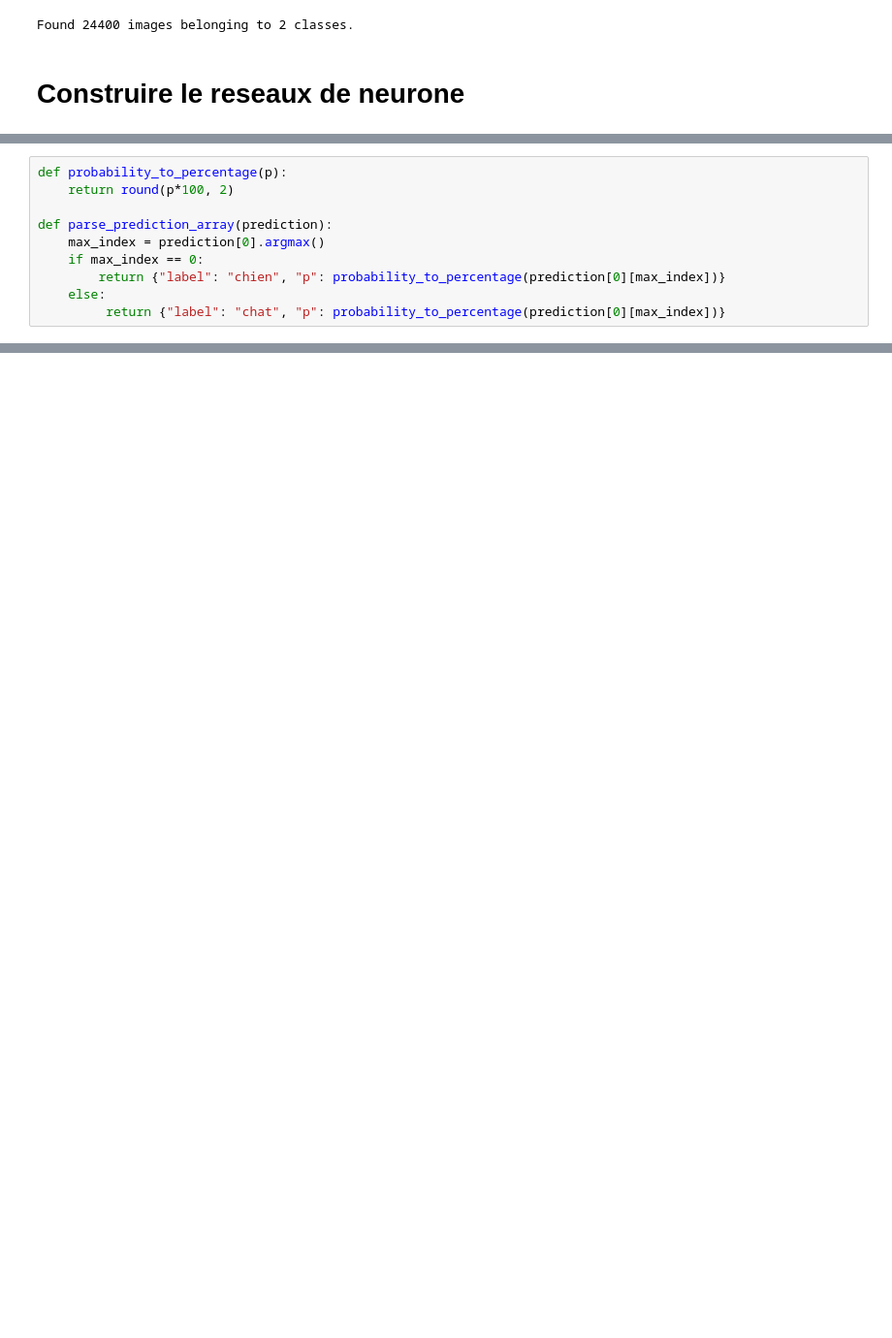
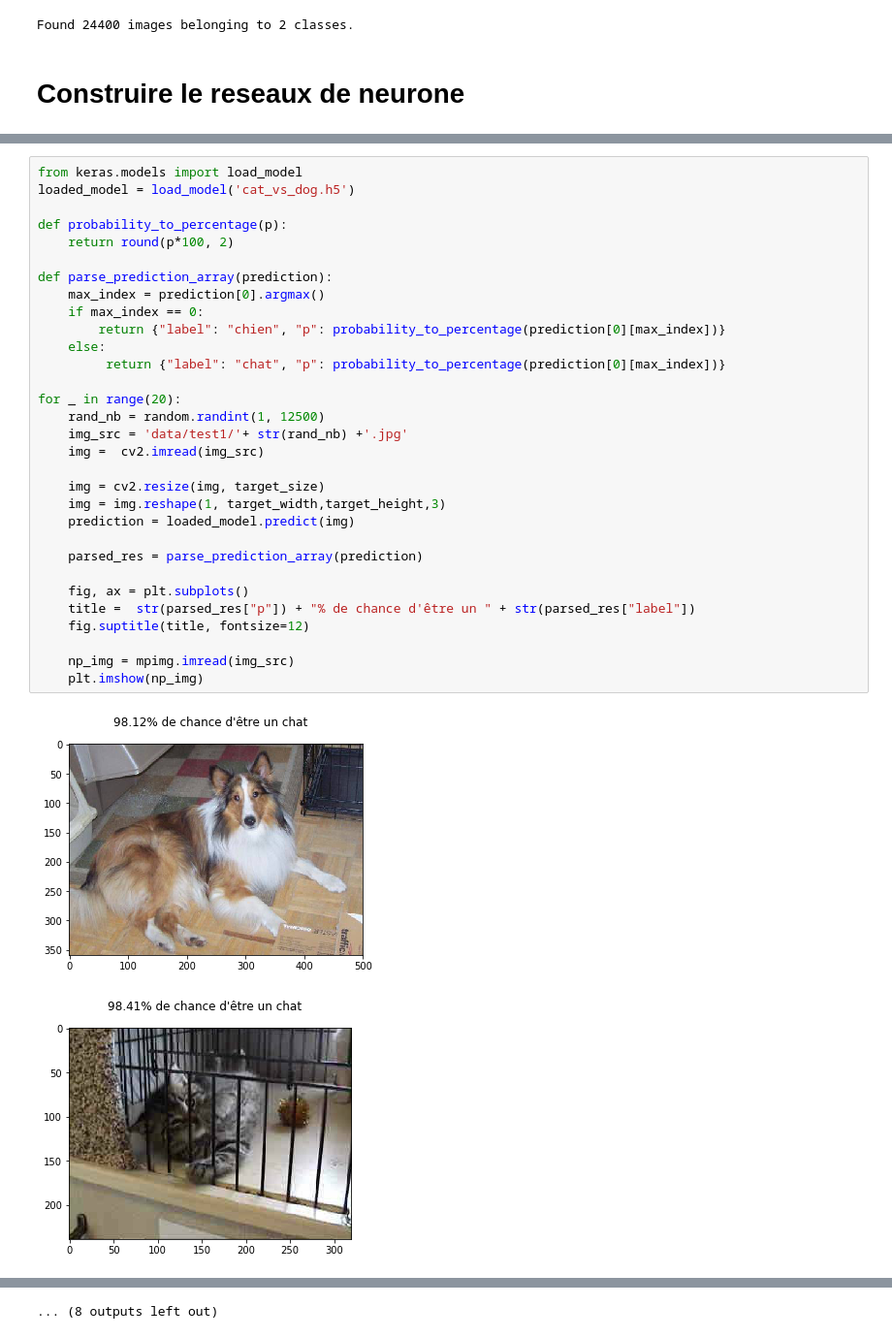
Before and after one commit to Ialimijoro/cat-vs-dogs-classification, a Jupyter notebook: image-classification.ipynb, the cells around one changed output, grey strips where cells are left out. Shown at 97% size. Cells and saved outputs as stored; diff of their text form; blank space fills up the shorter version.

Commit message:
style: save the cnn trained model

```diff
--- a/image-classification.ipynb
+++ b/image-classification.ipynb
@@ -70,10 +76,34 @@ Epoch 40/40
 # %%
+from keras.models import load_model
+loaded_model = load_model('cat_vs_dog.h5')
+
 def probability_to_percentage(p):
     return round(p*100, 2)
 
 def parse_prediction_array(prediction):
     max_index = prediction[0].argmax()
     if max_index == 0:
         return {"label": "chien", "p": probability_to_percentage(prediction[0][max_index])}
     else:
          return {"label": "chat", "p": probability_to_percentage(prediction[0][max_index])}
+
+for _ in range(20):
+    rand_nb = random.randint(1, 12500)
+    img_src = 'data/test1/'+ str(rand_nb) +'.jpg'
+    img =  cv2.imread(img_src)
+
+    img = cv2.resize(img, target_size)
+    img = img.reshape(1, target_width,target_height,3)
+    prediction = loaded_model.predict(img)
+
+    parsed_res = parse_prediction_array(prediction)
+
+    fig, ax = plt.subplots()
+    title =  str(parsed_res["p"]) + "% de chance d'être un " + str(parsed_res["label"])
+    fig.suptitle(title, fontsize=12)
+
+    np_img = mpimg.imread(img_src)
+    plt.imshow(np_img)
+# %% [output]
+[figure, added]
+[figure, added]
@@ -79,0 +120 @@ def parse_prediction_array(prediction):
+... (8 outputs left out)
```
Also changed, not shown: parts of 9 cells of this notebook, 1 other file.
